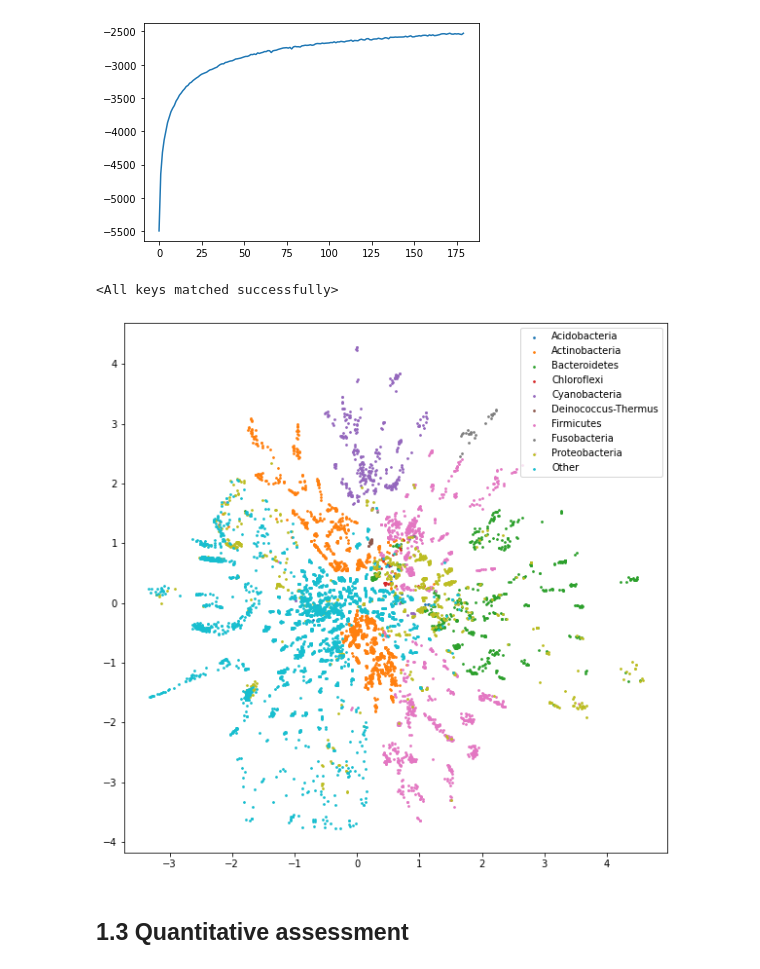
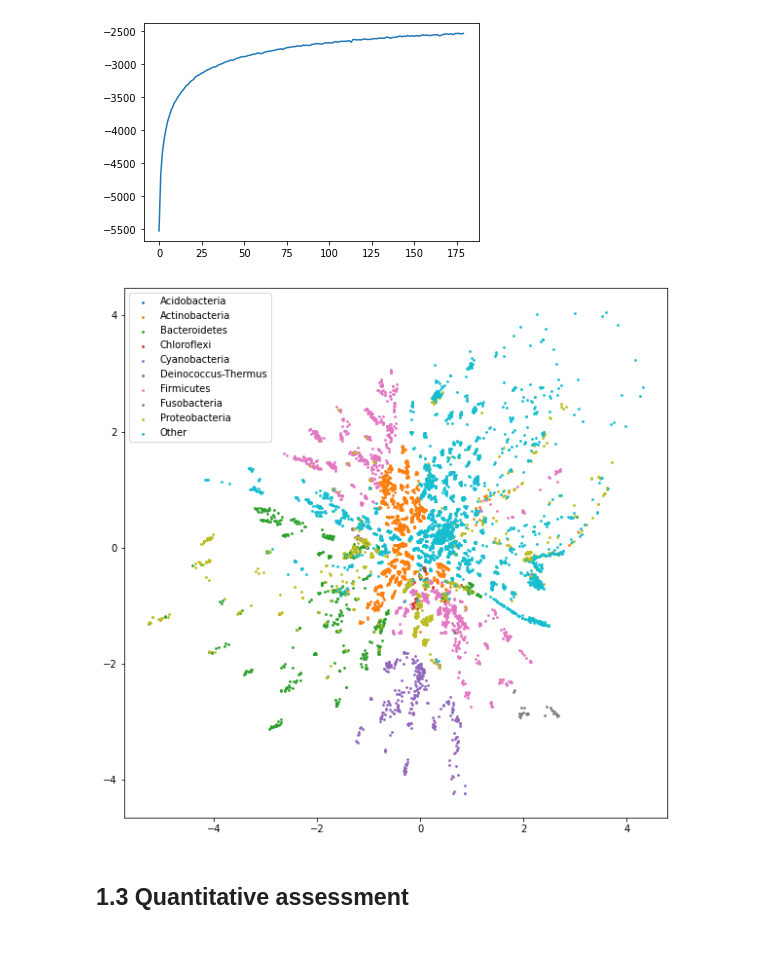
Before and after one commit to Xiiqiing/PML-Project, a Jupyter notebook: pml_project_1.ipynb, the cells around one changed output. Saved outputs shown, nothing was run; the diff lists cells and outputs as text; code cells hidden in the pictures.

```diff
--- a/pml_project_1.ipynb
+++ b/pml_project_1.ipynb
@@ -197,37 +90,8 @@ class standard_VAE(nn.Module):
             x_logit = self.decoder(z)
             Ep += torch.sum(torch.distributions.Categorical(logits=x_logit).log_prob(x), dim=-1)
         Ep = Ep / mc_samples
-
         ELBO = torch.sum(Ep - KL_post_prior)
-
         return ELBO, z_mu, z_sd
-
-    def forward_IWAE(self, x, mc_samples_l=1, mc_samples_k=10):
-        z_mu, z_sd = self.encoder(x)
-
-        # prior distribution
-        prior = torch.distributions.Normal(0., 1.)
-        posterior = torch.distributions.Normal(z_mu, z_sd)
-
-        LOG_Ps = []
-        for s in range(mc_samples_l):
-            log_p = []
-            for sample in range(mc_samples_k):
-                z = torch.randn_like(z_mu) * z_sd + z_mu
-                x_logit = self.decoder(z)
-                log_p.append(
-                    torch.sum(torch.distributions.Categorical(logits=x_logit).log_prob(x), dim=-1, keepdim=True) + \
-                    torch.sum(prior.log_prob(z) - posterior.log_prob(z), dim=-1, keepdim=True))
-            log_p = torch.cat(log_p, dim=-1)
-
-            # To avoid numerical unstable
-            log_p_max = torch.max(log_p, dim=-1, keepdim=True)[0]
-            LOG_Ps.append(torch.log(torch.sum(torch.exp(log_p - log_p_max), dim=-1, keepdim=True) / mc_samples_k) + log_p_max)
-        LOG_Ps = torch.sum(torch.cat(LOG_Ps, dim=-1), dim=-1) / mc_samples_l
-
-        L_IWAE = torch.sum(LOG_Ps)
-
-        return L_IWAE, z_mu, z_sd
 # %% [markdown]
 ## 1.2 Visualize the z-space
 # %%
@@ -245,11 +109,8 @@ def train(model, dl, optimizer, device):
 # %%
 # train the model
 input_size = next(iter(dataloader))[0].shape[1] * 23
-DEVICE = "cuda"
 standard_vae_dim_2 = standard_VAE(input_size, 2, device=DEVICE).to(DEVICE)
-
 EPOCH = 180
-
 ELBOs = [train(standard_vae_dim_2, dataloader, Adam(standard_vae_dim_2.parameters(), lr=0.001), DEVICE) for epoch in tqdm(range(EPOCH))]
 # %%
 plt.rcParams["figure.figsize"] = (6, 4)
@@ -258,29 +119,27 @@ plt.show()
 # %% [output]
 [figure]
 # %%
-PATH = "/content/drive/MyDrive/PML-project/" + "standard_vae_dim_2.pkl"
-#torch.save(standard_vae_dim_2.state_dict(),PATH)
-standard_vae_dim_2.load_state_dict(torch.load(PATH))
+# PATH = "/content/drive/MyDrive/PML-project/" + "standard_vae_dim_2.pkl"
+# #torch.save(standard_vae_dim_2.state_dict(),PATH)
+# standard_vae_dim_2.load_state_dict(torch.load(PATH))
-# %% [output]
-<All keys matched successfully>
 # %%
 Zs = []
 labels = []
 with torch.no_grad():
     for i in dataloader:
         z_mu, _ = standard_vae_dim_2.encoder((i[0].to(DEVICE)))
         Zs.append(z_mu.cpu())
         labels.append(i[1])
 Zs = torch.cat(Zs).numpy()
 labels = torch.cat(labels).numpy()
+
+plt.rcParams["figure.figsize"] = (10, 10)
+for idx, name in enumerate(helper.phyla):
+    plt.scatter(Zs[labels == idx, 0], Zs[labels == idx, 1], s=3, label=name)
+plt.legend()
+plt.show()
+# %% [output]
+[figure, added]
-# %%
-plt.rcParams["figure.figsize"] = (10, 10)
-for idx, name in enumerate(phyla):
-    plt.scatter(Zs[labels == idx, 0], Zs[labels == idx, 1], s=3, label=name)
-plt.legend()
-plt.show()
-# %% [output]
-[figure, removed]
 # %% [markdown]
 ## 1.3  Quantitative assessment
 # %%
```
Also changed, not shown: parts of 40 cells of this notebook.
